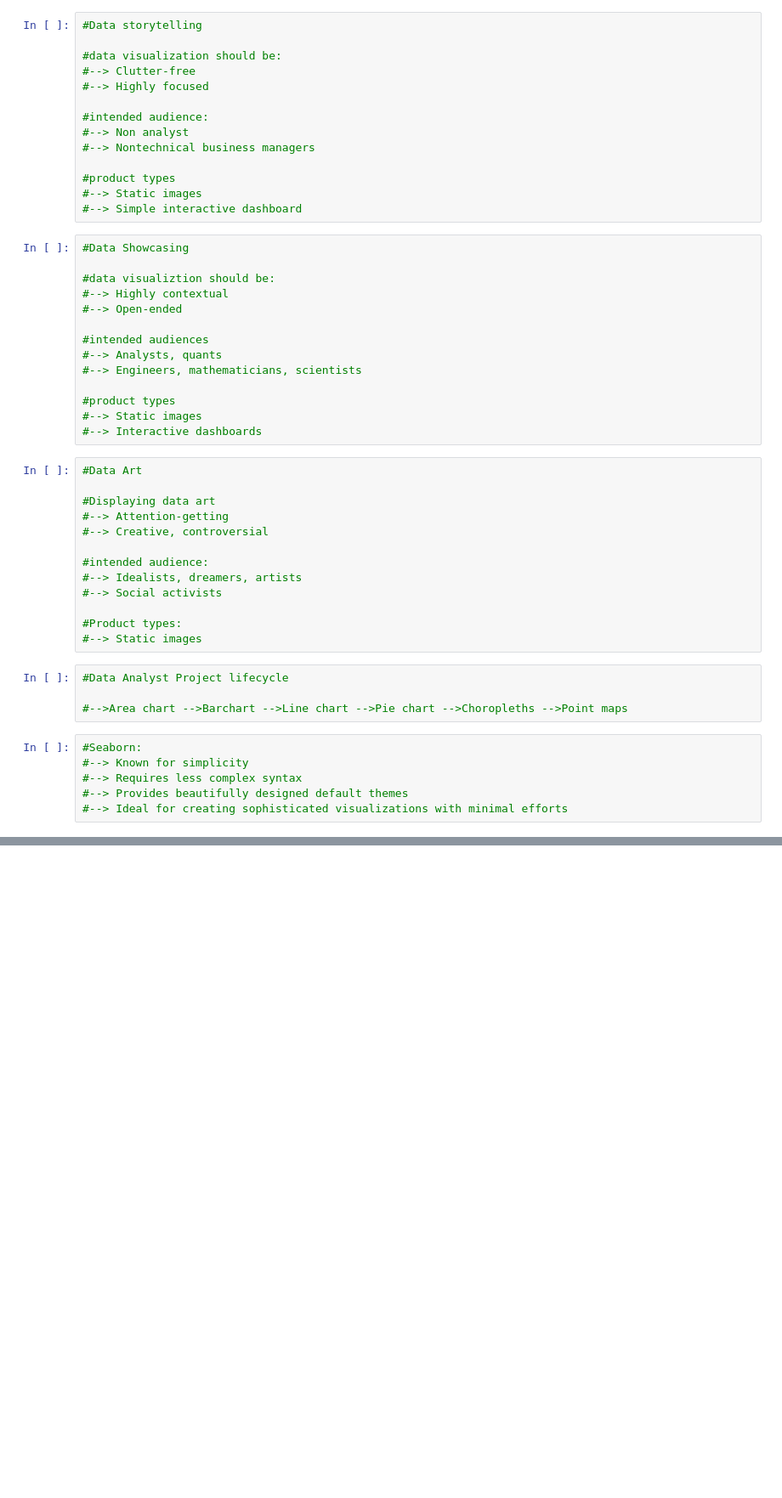
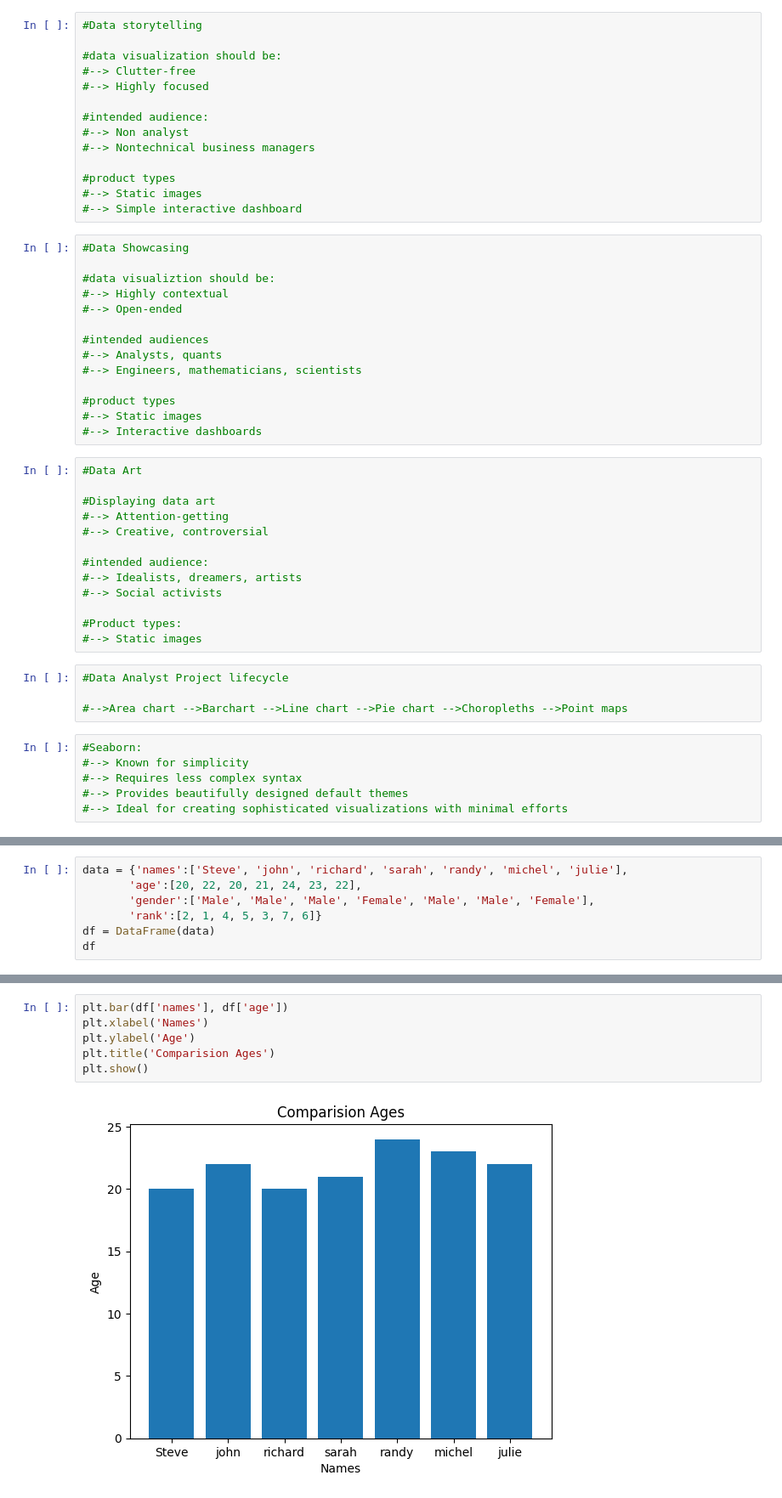
Before and after one commit to venkat56vanaparthi/data_science, a Jupyter notebook: data_visualization.ipynb, the cells around one changed output, grey strips where cells are left out. Shown: that part at 85% size. Drawn from its saved outputs; the diff is of its cells as text; blank space fills up the shorter version.

Commit message:
Data Visualization

```diff
--- a/data_visualization.ipynb
+++ b/data_visualization.ipynb
@@ -67,0 +113,7 @@
+# %%
+data = {'names':['Steve', 'john', 'richard', 'sarah', 'randy', 'michel', 'julie'],
+       'age':[20, 22, 20, 21, 24, 23, 22],
+       'gender':['Male', 'Male', 'Male', 'Female', 'Male', 'Male', 'Female'],
+       'rank':[2, 1, 4, 5, 3, 7, 6]}
+df = DataFrame(data)
+df
@@ -67,0 +129,8 @@
+# %%
+plt.bar(df['names'], df['age'])
+plt.xlabel('Names')
+plt.ylabel('Age')
+plt.title('Comparision Ages')
+plt.show()
+# %% [output]
+[figure, added]
```
Also changed, not shown: parts of 10 cells of this notebook.
